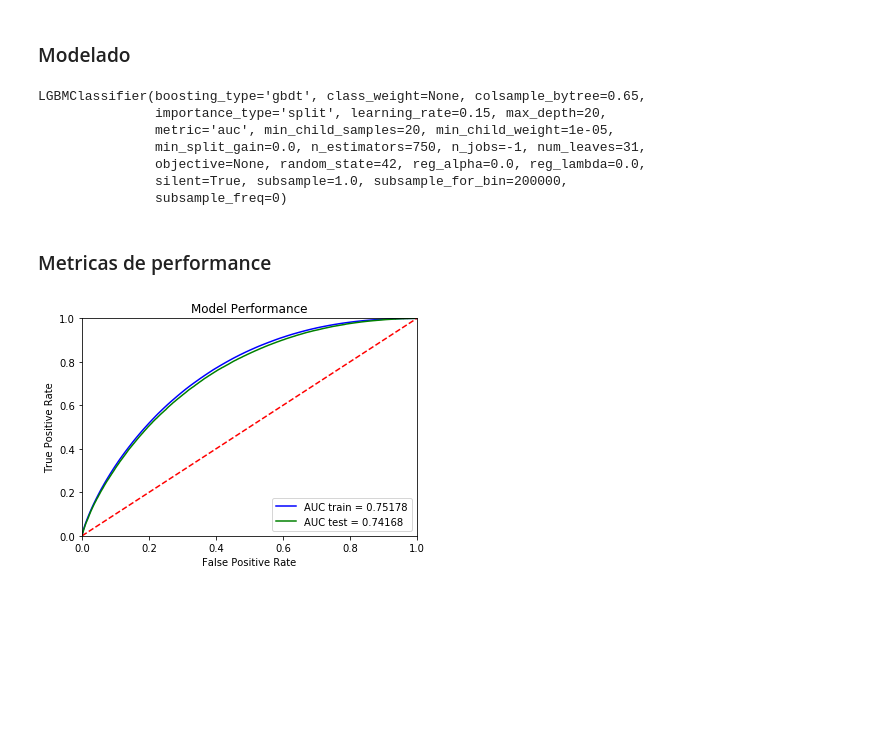
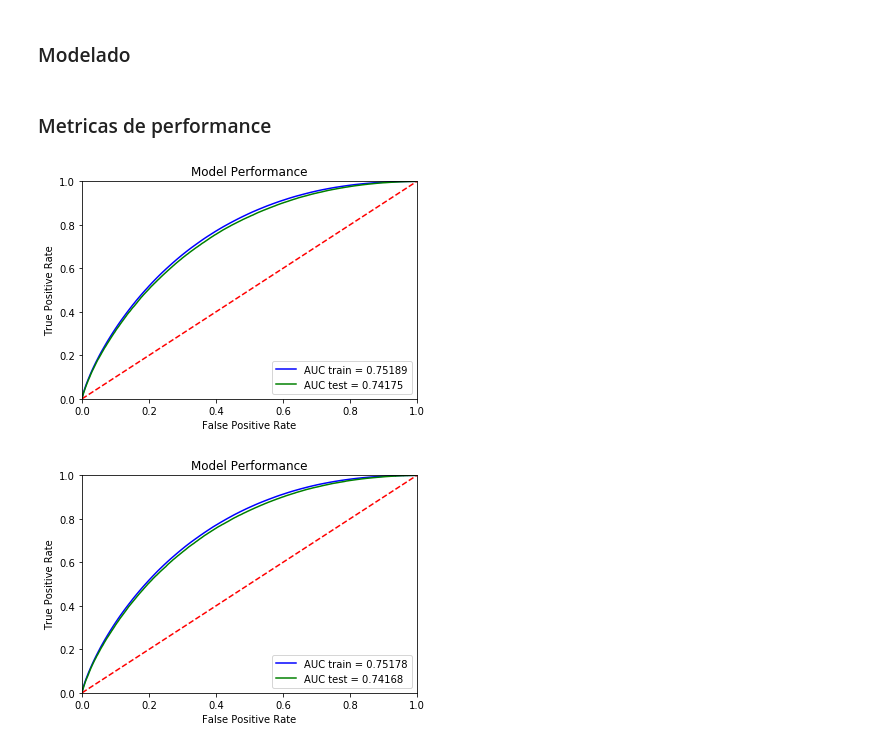
Before and after one commit to francomatiasferrari/md_MIM, a Jupyter notebook: model/model_FF.ipynb, the cells around one changed output. Saved outputs shown, nothing was run; the diff lists cells and outputs as text; code cells hidden in the pictures; blank space fills up the shorter version.

```diff
--- a/model/model_FF.ipynb
+++ b/model/model_FF.ipynb
@@ -96,7 +96,7 @@ param_test = {
     }
 """
 
-tree_clf = LGBMClassifier(n_estimators = 750,
+tree_clf = XGBClassifier(n_estimators = 750,
                        learning_rate = 0.15,
                        max_depth = 20,
                        min_child_weight = 1e-5,
@@ -104,6 +104,10 @@ tree_clf = LGBMClassifier(n_estimators = 750,
                        metric='auc',
                        random_state=42
                       )
+
+eval_set = [(X_test, y_test)]
+tree_clf.fit(X_train, y_train, early_stopping_rounds=10, eval_metric="auc", eval_set=eval_set, verbose=True)
+
 
 """
 tree_clf = LGBMClassifier(n_estimators = 500,
@@ -138,17 +142,13 @@ tree_clf = RandomForestClassifier(max_depth=15,
                                   n_estimators= 100)
 """
 #tree_clf.fit(X_train, y_train)
-tree_clf.fit(features, labels)
+#tree_clf.fit(features, labels)
-# %% [output]
-LGBMClassifier(boosting_type='gbdt', class_weight=None, colsample_bytree=0.65,
-               importance_type='split', learning_rate=0.15, max_depth=20,
-               metric='auc', min_child_samples=20, min_child_weight=1e-05,
-               min_split_gain=0.0, n_estimators=750, n_jobs=-1, num_leaves=31,
-               objective=None, random_state=42, reg_alpha=0.0, reg_lambda=0.0,
-               silent=True, subsample=1.0, subsample_for_bin=200000,
-               subsample_freq=0)
 # %% [markdown]
 <h3>Metricas de performance</h3>
+# %%
+modelador.plot_roc_2(tree_clf,X_train,y_train,X_test,y_test)
+# %% [output]
+[figure, added]
 # %%
 modelador.plot_roc_2(tree_clf,X_train,y_train,X_test,y_test)
 # %% [output]
```
Also changed, not shown: parts of 14 cells of this notebook, 5 other files.
